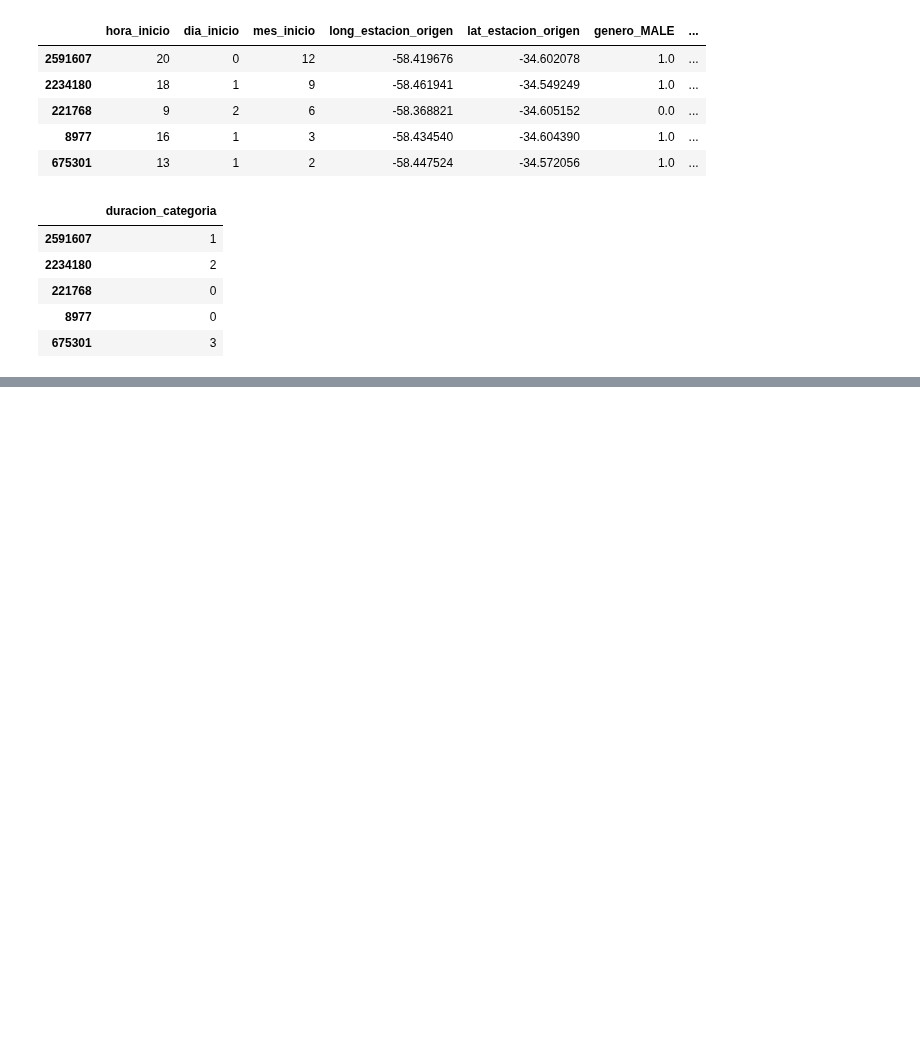
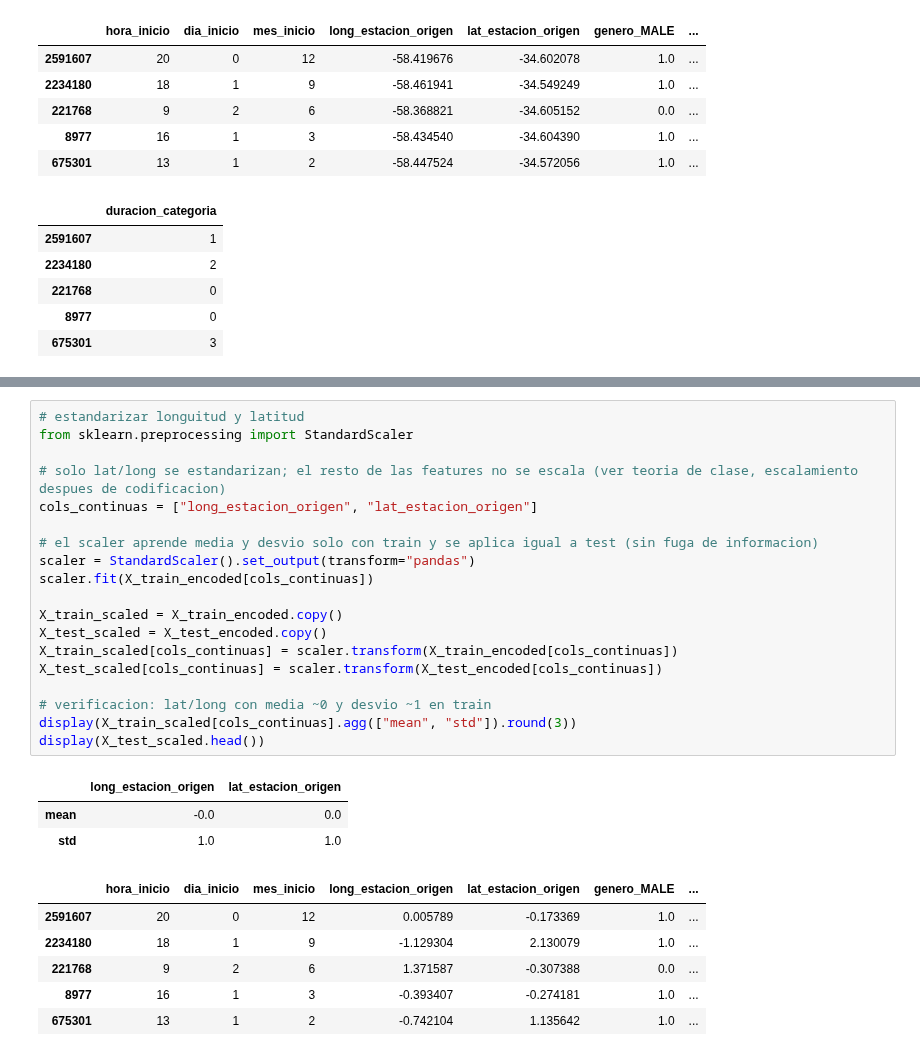
Before and after one commit to brigere/data-anlysis-ceia, a Jupyter notebook: tp_final_2026.ipynb, the cells around one changed output, grey strips where cells are left out. Cells and saved outputs as stored; diff of their text form; blank space fills up the shorter version.

```diff
--- a/tp_final_2026.ipynb
+++ b/tp_final_2026.ipynb
@@ -1719,0 +1736,29 @@ X_test_encoded: (494300, 12) | y_test_encoded: (494300, 1)
+# %%
+# estandarizar longuitud y latitud
+from sklearn.preprocessing import StandardScaler
+
+# solo lat/long se estandarizan; el resto de las features no se escala (ver teoria de clase, escalamiento despues de codificacion)
+cols_continuas = ["long_estacion_origen", "lat_estacion_origen"]
+
+# el scaler aprende media y desvio solo con train y se aplica igual a test (sin fuga de informacion)
+scaler = StandardScaler().set_output(transform="pandas")
+scaler.fit(X_train_encoded[cols_continuas])
+
+X_train_scaled = X_train_encoded.copy()
+X_test_scaled = X_test_encoded.copy()
+X_train_scaled[cols_continuas] = scaler.transform(X_train_encoded[cols_continuas])
+X_test_scaled[cols_continuas] = scaler.transform(X_test_encoded[cols_continuas])
+
+# verificacion: lat/long con media ~0 y desvio ~1 en train
+display(X_train_scaled[cols_continuas].agg(["mean", "std"]).round(3))
+display(X_test_scaled.head())
+# %% [output]
+|  | long_estacion_origen | lat_estacion_origen |
+| mean | -0.0 | 0.0 |
+| std | 1.0 | 1.0 |
+|  | hora_inicio | dia_inicio | mes_inicio | long_estacion_origen | lat_estacion_origen | genero_MALE | ... |
+| 2591607 | 20 | 0 | 12 | 0.005789 | -0.173369 | 1.0 | ... |
+| 2234180 | 18 | 1 | 9 | -1.129304 | 2.130079 | 1.0 | ... |
+| 221768 | 9 | 2 | 6 | 1.371587 | -0.307388 | 0.0 | ... |
+| 8977 | 16 | 1 | 3 | -0.393407 | -0.274181 | 1.0 | ... |
+| 675301 | 13 | 1 | 2 | -0.742104 | 1.135642 | 1.0 | ... |
```
Also changed, not shown: parts of 2 cells of this notebook.
